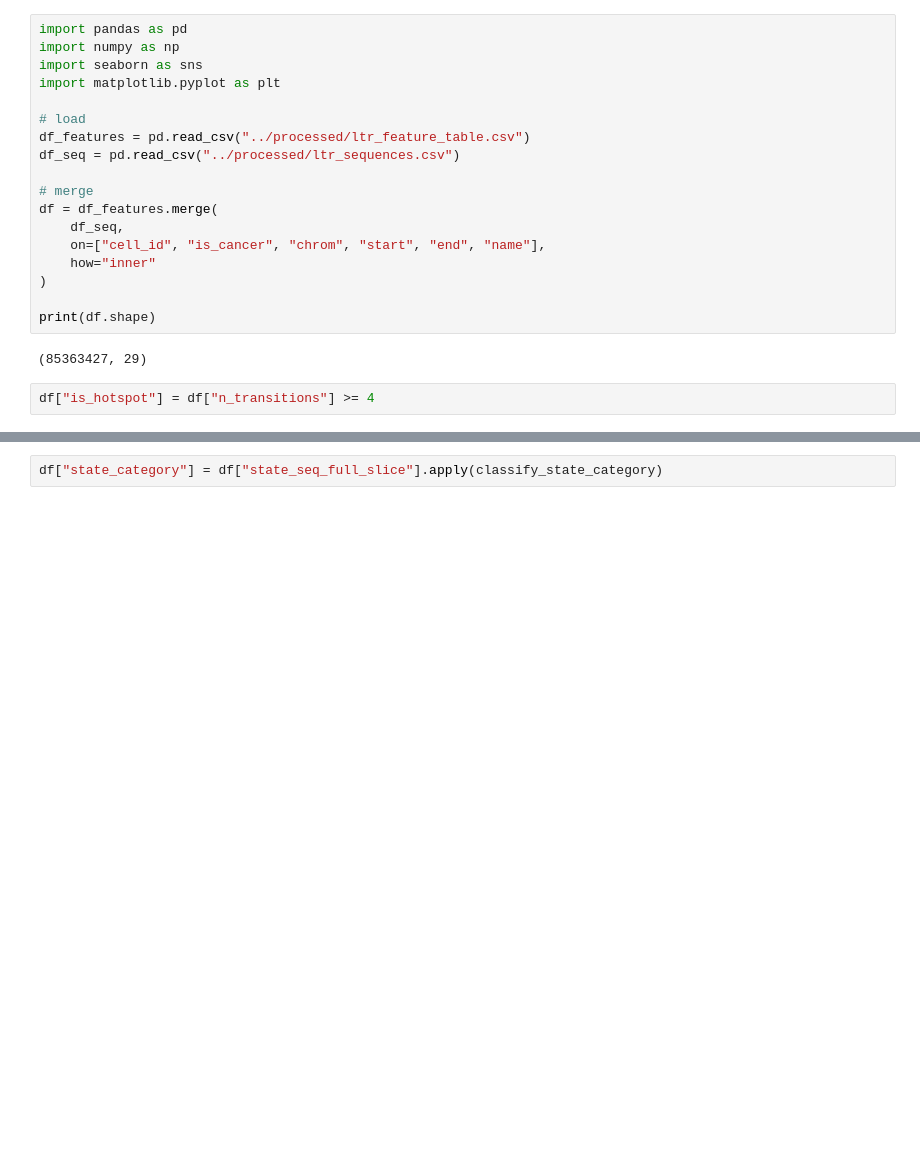
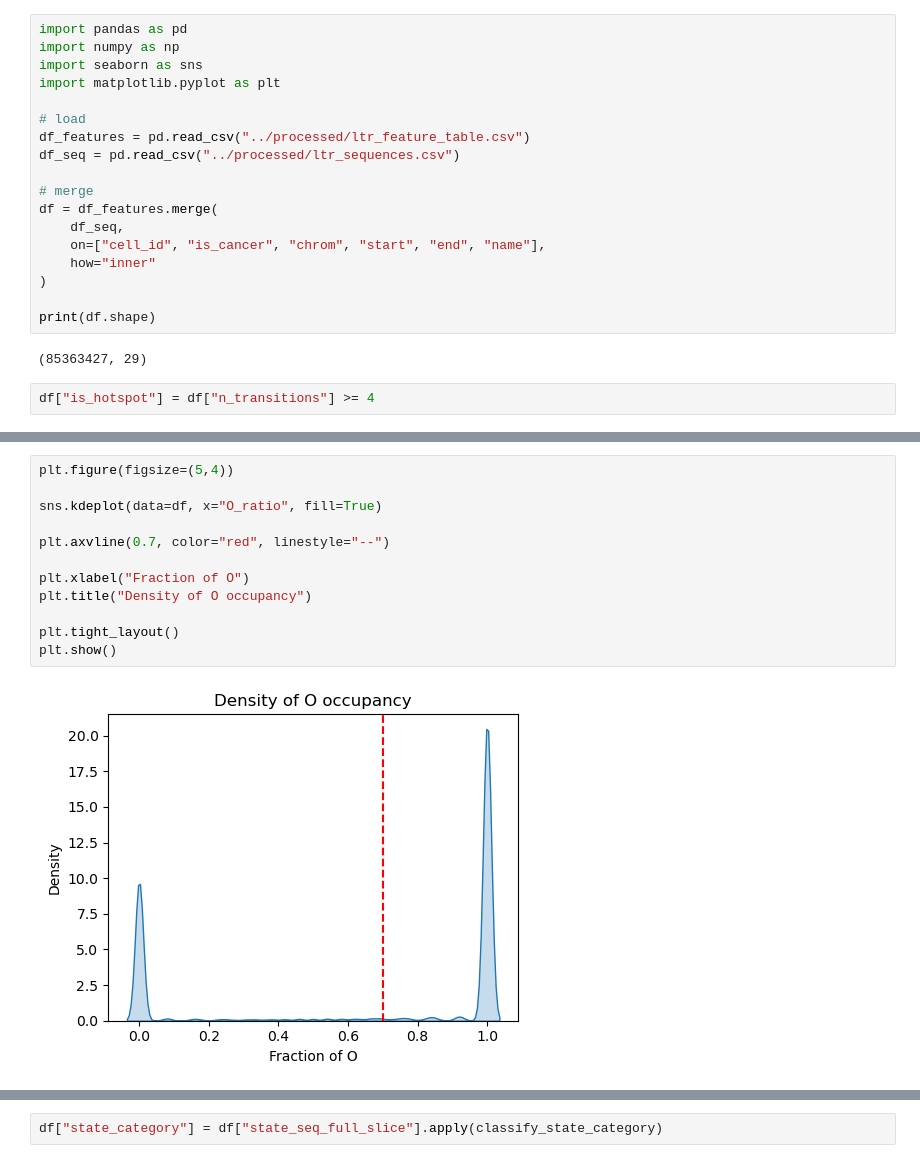
Before and after one commit to caocao0525/HERV, a Jupyter notebook: herv_all_hotspot_analysis.ipynb, the cells around one changed output, grey strips where cells are left out. Drawn from its saved outputs; the diff is of its cells as text; blank space fills up the shorter version.

```diff
--- a/herv_all_hotspot_analysis.ipynb
+++ b/herv_all_hotspot_analysis.ipynb
@@ -439 +458,15 @@ df["is_hotspot"] = df["n_transitions"] >= 4
+# %%
+plt.figure(figsize=(5,4))
+
+sns.kdeplot(data=df, x="O_ratio", fill=True)
+
+plt.axvline(0.7, color="red", linestyle="--")
+
+plt.xlabel("Fraction of O")
+plt.title("Density of O occupancy")
+
+plt.tight_layout()
+plt.show()
+# %% [output]
+[figure, added]
 # %%
```
Also changed, not shown: parts of 11 cells of this notebook.
